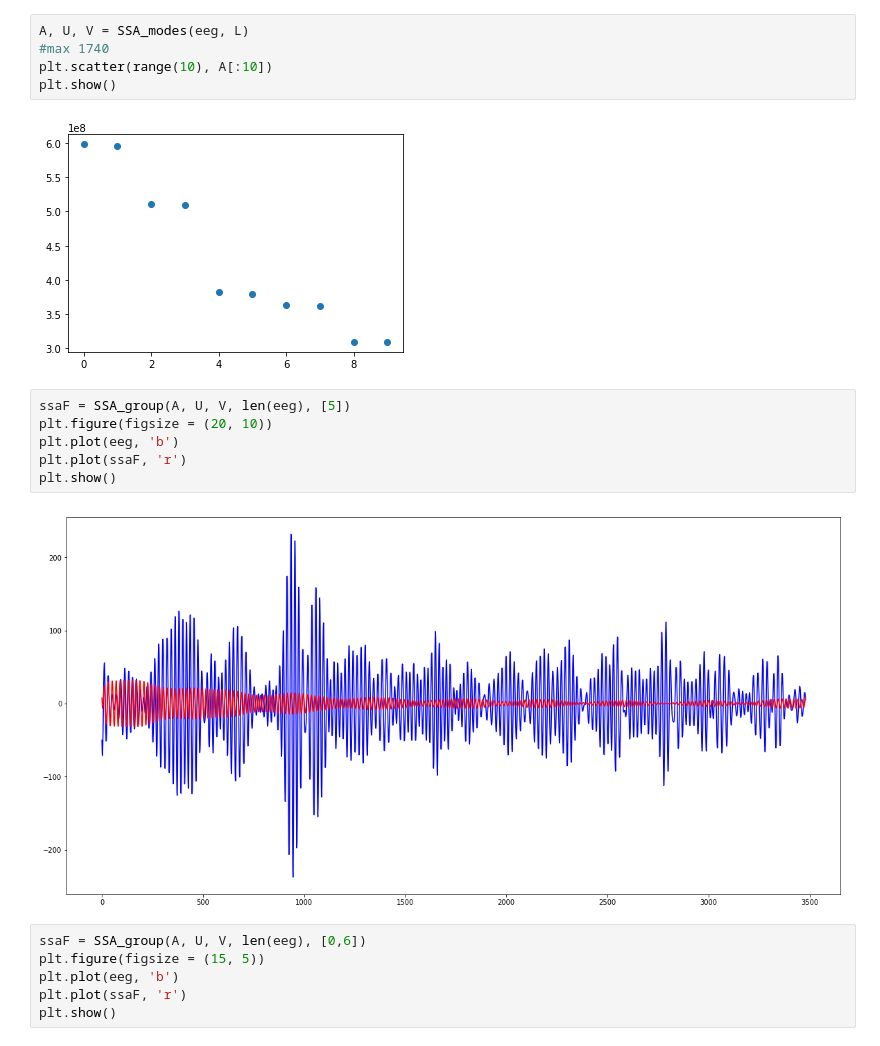
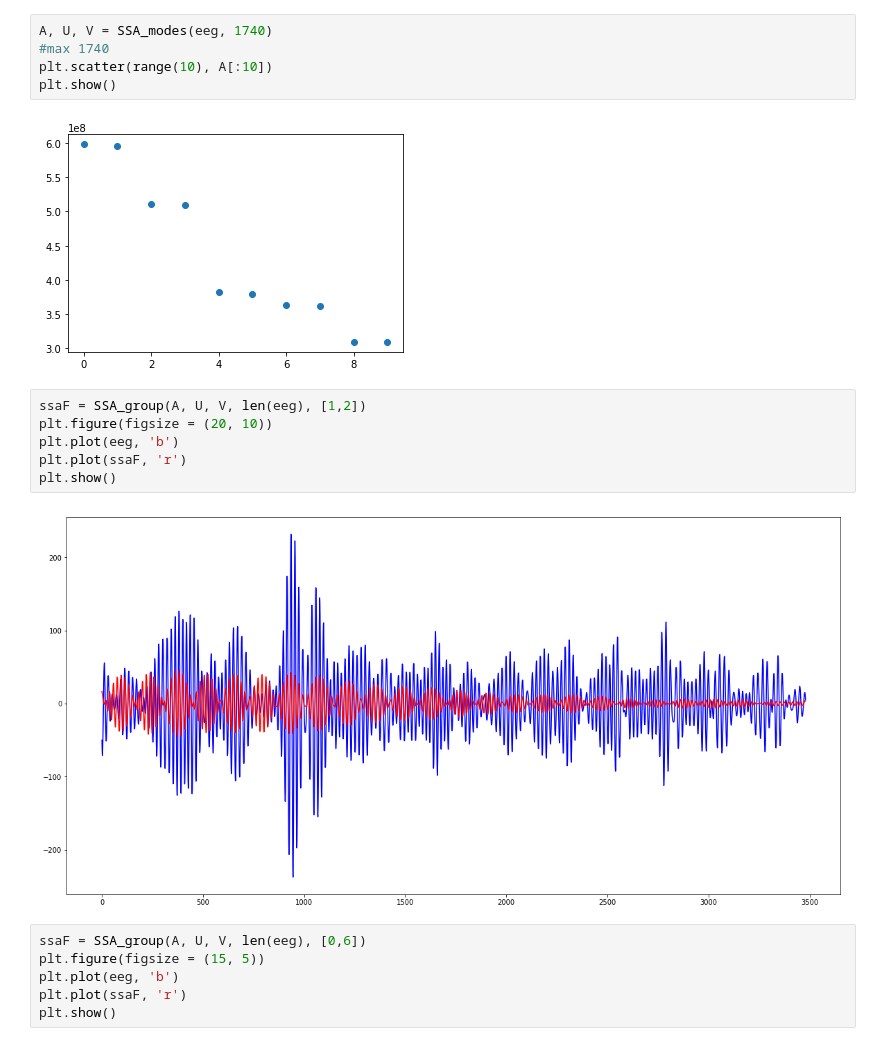
Before and after one commit to euloo/time-series, a Jupyter notebook: 5-timeSeries.ipynb, the cells around one changed output. Saved outputs shown, nothing was run; the diff lists cells and outputs as text.

```diff
--- a/5-timeSeries.ipynb
+++ b/5-timeSeries.ipynb
@@ -556,20 +545,20 @@ print(w_min_diff)
 # %% [output]
 0.0005747126436781609
 # %%
-A, U, V = SSA_modes(eeg, L)
+A, U, V = SSA_modes(eeg, 1740)
 #max 1740
 plt.scatter(range(10), A[:10])
 plt.show()
 # %% [output]
 [figure]
 # %%
-ssaF = SSA_group(A, U, V, len(eeg), [5])
+ssaF = SSA_group(A, U, V, len(eeg), [1,2])
 plt.figure(figsize = (20, 10))
 plt.plot(eeg, 'b')
 plt.plot(ssaF, 'r')
 plt.show()
 # %% [output]
-[figure, old version]
+[figure, new version]
 # %%
 ssaF = SSA_group(A, U, V, len(eeg), [0,6])
 plt.figure(figsize = (15, 5))
```
Also changed, not shown: parts of 15 cells of this notebook, 3 other files.
